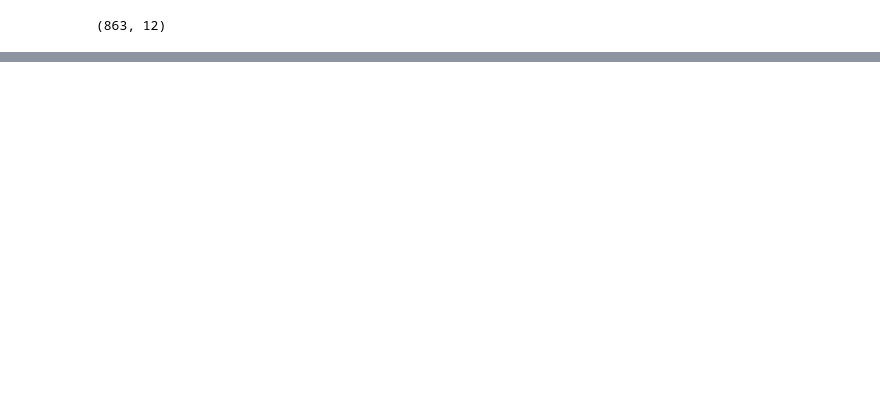
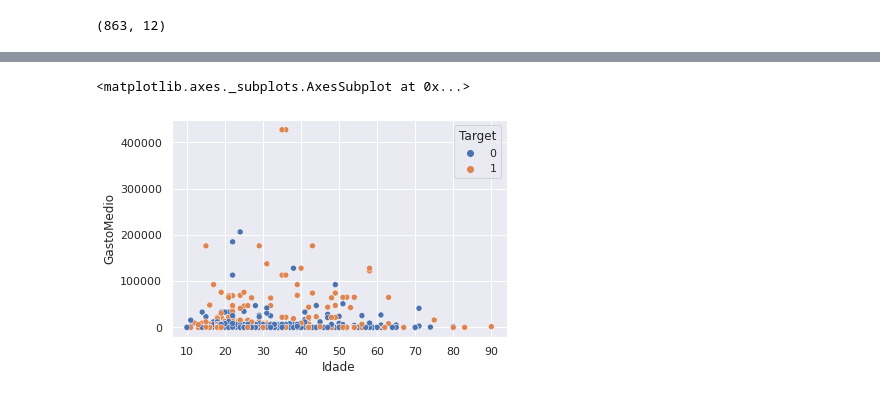
Before and after one commit to gabriel7268/Data-Science, a Jupyter notebook: Lets Code UFBA/Lets_Code_UFBA.ipynb, the cells around one changed output, grey strips where cells are left out. Cells and saved outputs as stored; diff of their text form; code cells hidden in the pictures; blank space fills up the shorter version.

```diff
--- a/Lets Code UFBA/Lets_Code_UFBA.ipynb
+++ b/Lets Code UFBA/Lets_Code_UFBA.ipynb
@@ -135,0 +208,6 @@ df.shape
+# %%
+#Plota gráfico de dispersão da idade pelo gasto medio filtrado por target
+sns.scatterplot(data=df, x='Idade', y='GastoMedio', hue="Target")
+# %% [output]
+<matplotlib.axes._subplots.AxesSubplot at 0x...>
+[figure, added]
```
Also changed, not shown: parts of 29 cells of this notebook.
